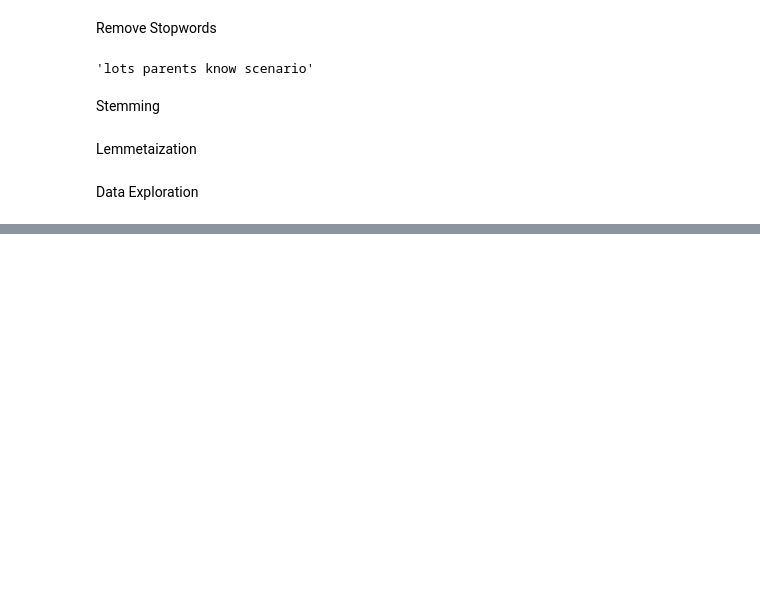
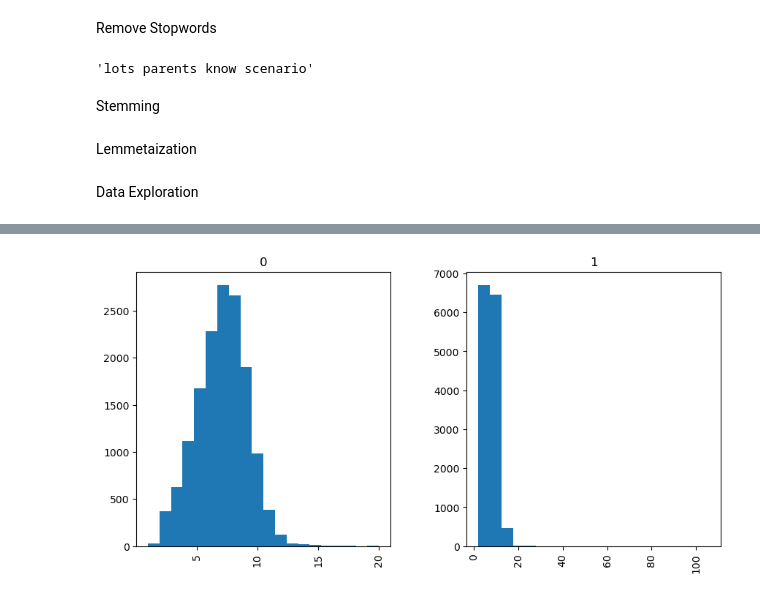
Before and after one commit to LaplaceDBen/Sarcasm_Detection, a Jupyter notebook: Sarcasm_Notebook.ipynb, the cells around one changed output, grey strips where cells are left out. Drawn from its saved outputs; the diff is of its cells as text; code cells hidden in the pictures; blank space fills up the shorter version.

```diff
--- a/Sarcasm_Notebook.ipynb
+++ b/Sarcasm_Notebook.ipynb
@@ -104,0 +174,7 @@ plot_wordcloud(df_not_sarcastic, "Non-Sarcastic Headlines")
+# %%
+#distribution plot of word counts in df'headline' split by is_sarcastic
+df['word_count'] = df['headline'].apply(lambda x: len(x.split()))
+df['word_count'].hist(by=df['is_sarcastic'], figsize=(10, 5), bins=20)
+plt.savefig('word_count_hist.png', dpi=300)
+# %% [output]
+[figure, added]
```
Also changed, not shown: parts of 6 cells of this notebook, 4 other files.
